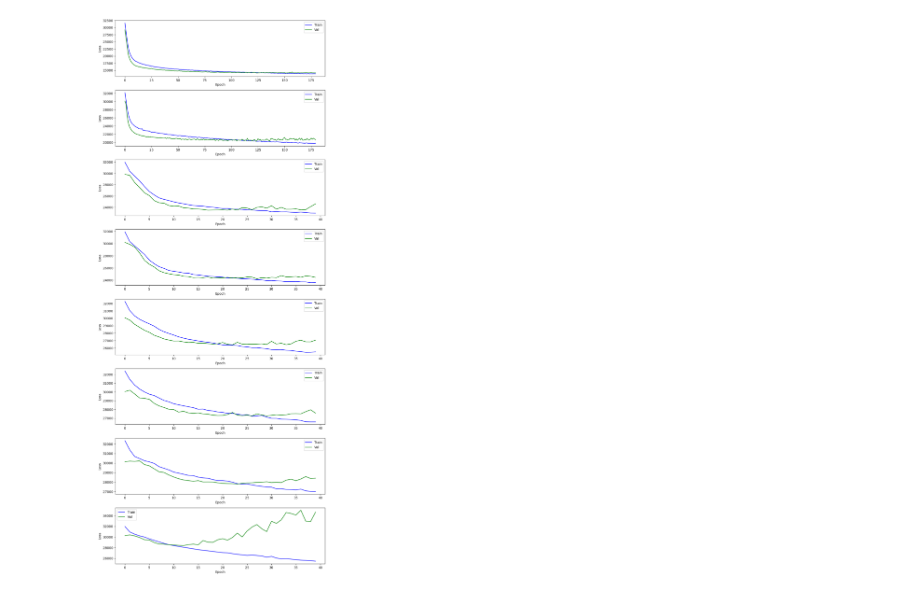
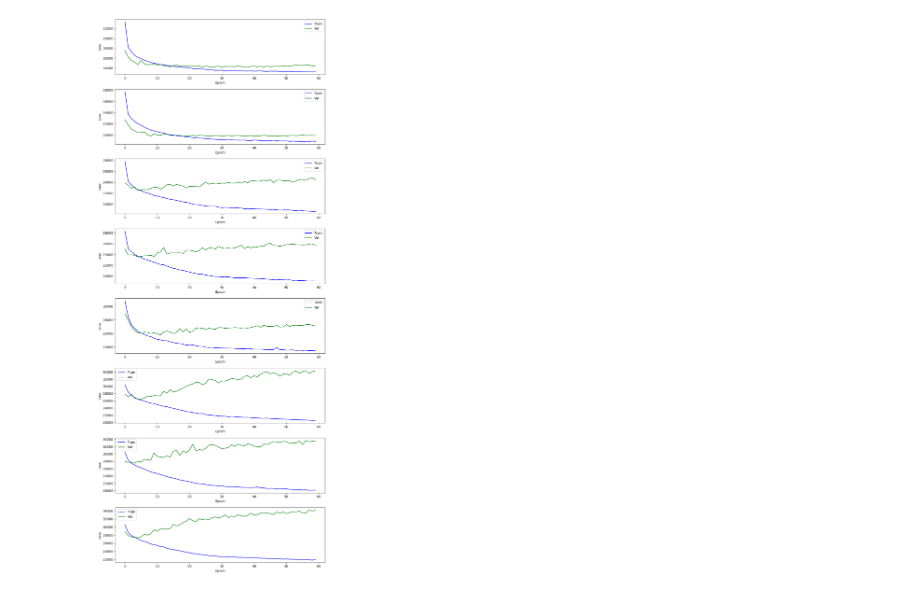
Before and after one commit to obhlivoj/System-Imbalance-Forecasting, a Jupyter notebook: models/transformer_decoder_only/Local_Train.ipynb, the cells around one changed output. Saved outputs shown, nothing was run; the diff lists cells and outputs as text; code cells hidden in the pictures.

```diff
--- a/models/transformer_decoder_only/Local_Train.ipynb
+++ b/models/transformer_decoder_only/Local_Train.ipynb
@@ -130,6 +136,6 @@ Training loss of epoch 150: 13931.777860891323
 ... (88 outputs left out)
 # %%
 num_models = 8
-inference_helpers.arrange_figures_in_rows(n_rows=num_models, prefix="forward_")
+inference_helpers.arrange_figures_in_rows(n_rows=num_models, prefix="final_")
 # %% [output]
-[figure, old version]
+[figure, new version]
```
Also changed, not shown: parts of 3 cells of this notebook, 23 other files.
